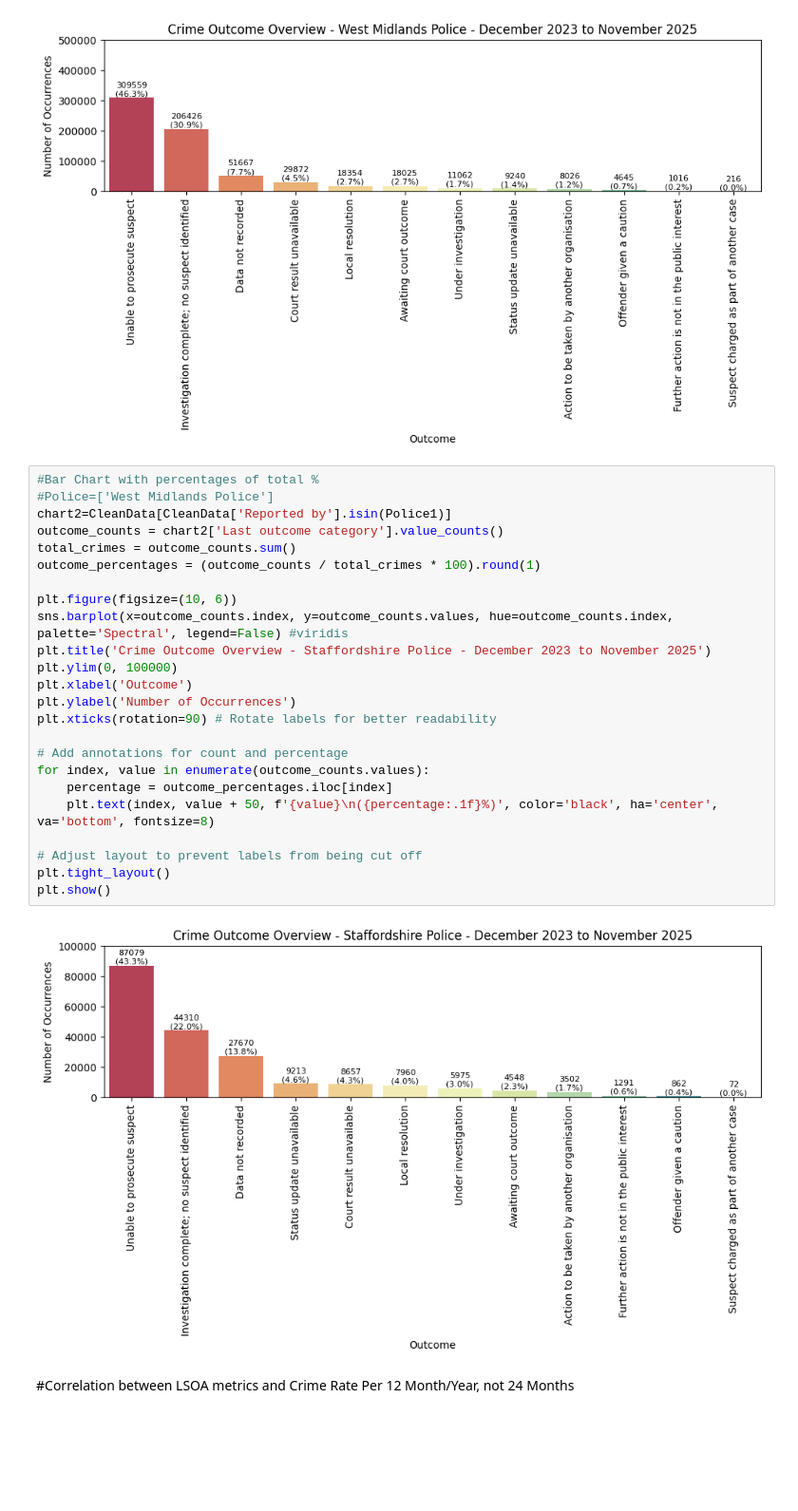
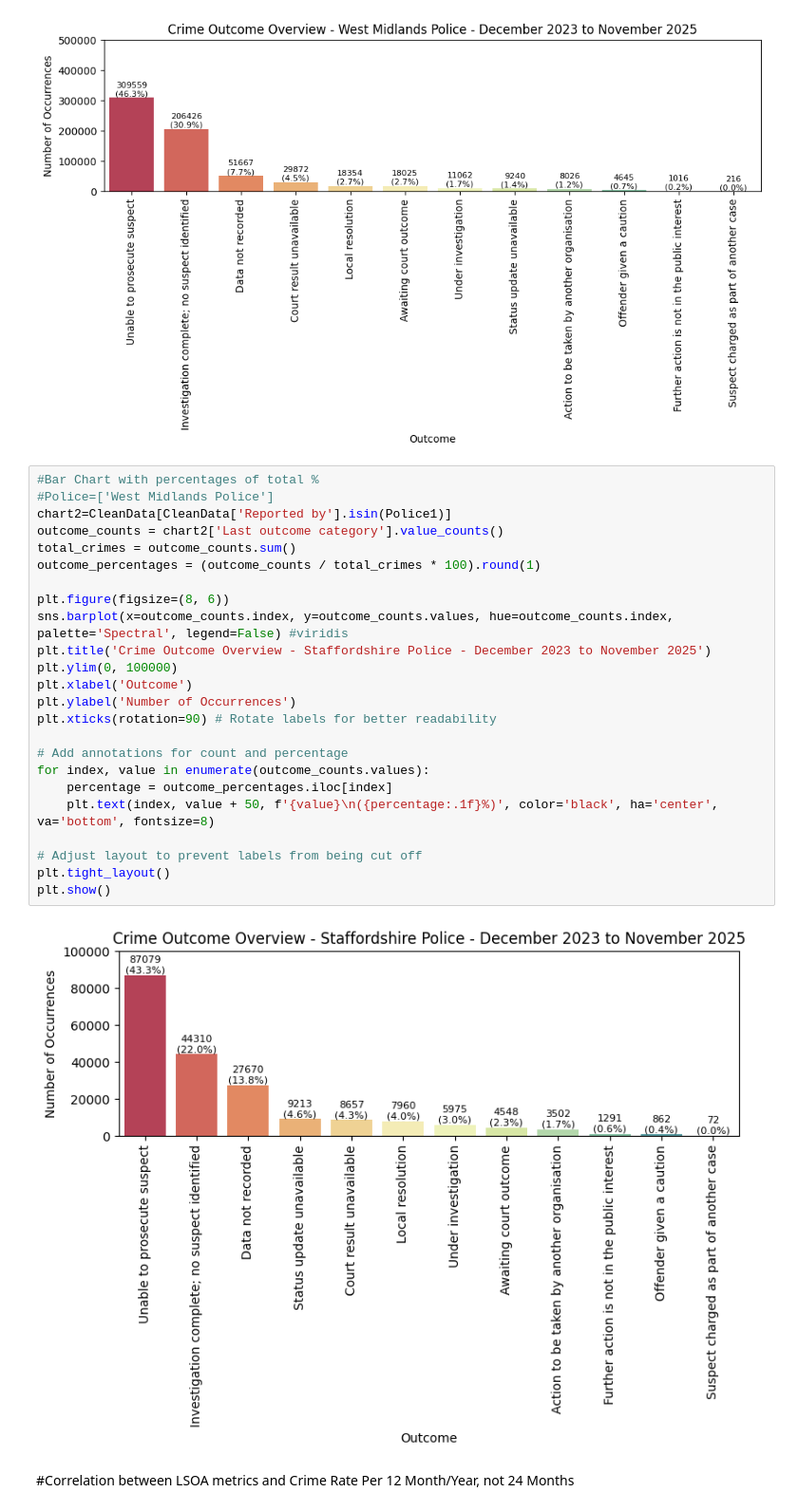
Before and after one commit to zhangwiki86-soton/L7---Data-Analysis-and-Visualisation, a Jupyter notebook: DRAFT Test Glob Final.ipynb, the cells around one changed output. Shown at 95% size. Drawn from its saved outputs; the diff is of its cells as text; blank space fills up the shorter version.

```diff
--- a/DRAFT Test Glob Final.ipynb
+++ b/DRAFT Test Glob Final.ipynb
@@ -915,29 +895,29 @@ plt.show()
 # %%
 #Bar Chart with percentages of total %
 #Police=['West Midlands Police']
 chart2=CleanData[CleanData['Reported by'].isin(Police1)]
 outcome_counts = chart2['Last outcome category'].value_counts()
 total_crimes = outcome_counts.sum()
 outcome_percentages = (outcome_counts / total_crimes * 100).round(1)
 
-plt.figure(figsize=(10, 6))
+plt.figure(figsize=(8, 6))
 sns.barplot(x=outcome_counts.index, y=outcome_counts.values, hue=outcome_counts.index, palette='Spectral', legend=False) #viridis
 plt.title('Crime Outcome Overview - Staffordshire Police - December 2023 to November 2025')
 plt.ylim(0, 100000)
 plt.xlabel('Outcome')
 plt.ylabel('Number of Occurrences')
 plt.xticks(rotation=90) # Rotate labels for better readability
 
 # Add annotations for count and percentage
 for index, value in enumerate(outcome_counts.values):
     percentage = outcome_percentages.iloc[index]
     plt.text(index, value + 50, f'{value}\n({percentage:.1f}%)', color='black', ha='center', va='bottom', fontsize=8)
 
 # Adjust layout to prevent labels from being cut off
 plt.tight_layout()
 plt.show()
 # %% [output]
-[figure, old version]
+[figure, new version]
 # %% [markdown]
 #Correlation between LSOA metrics and Crime Rate Per 12 Month/Year, not 24 Months
 # %%
```
Also changed, not shown: parts of 8 cells of this notebook.
